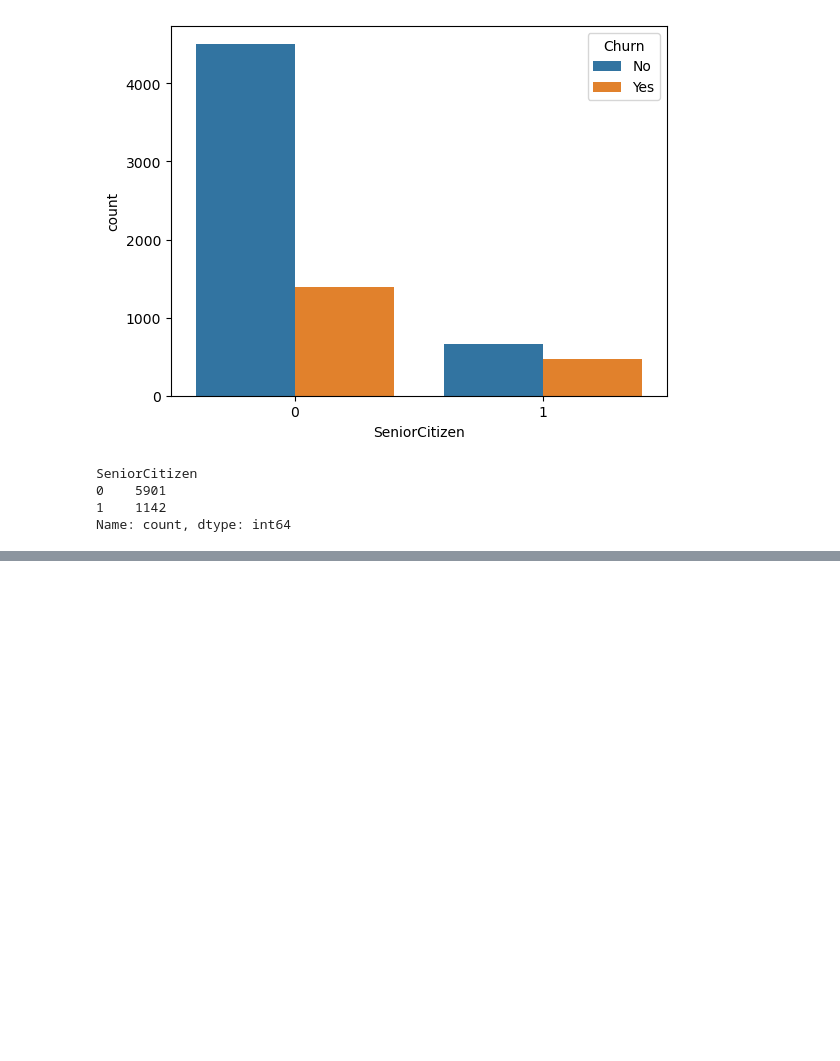
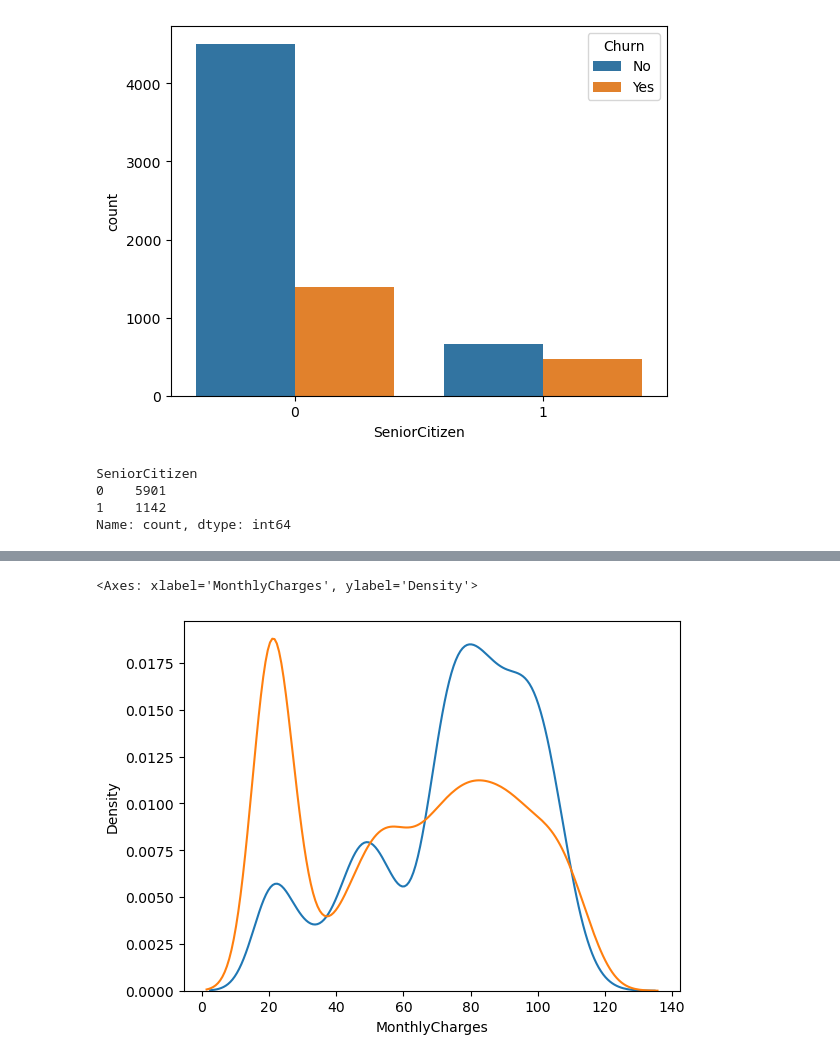
Before and after one commit to bhatt098/Customer-Churn-Prediction-XAI, a Jupyter notebook: Untitled.ipynb, the cells around one changed output, grey strips where cells are left out. Drawn from its saved outputs; the diff is of its cells as text; code cells hidden in the pictures; blank space fills up the shorter version.

```diff
--- a/Untitled.ipynb
+++ b/Untitled.ipynb
@@ -155,0 +210,6 @@ dtype: int64
+# %%
+sns.kdeplot(df[df['Churn']=='Yes']['MonthlyCharges'],label='Churn')
+sns.kdeplot(df[df['Churn']=='No']['MonthlyCharges'],label='Not Churn')
+# %% [output]
+<Axes: xlabel='MonthlyCharges', ylabel='Density'>
+[figure, added]
```
Also changed, not shown: parts of 14 cells of this notebook, 3 other files.
